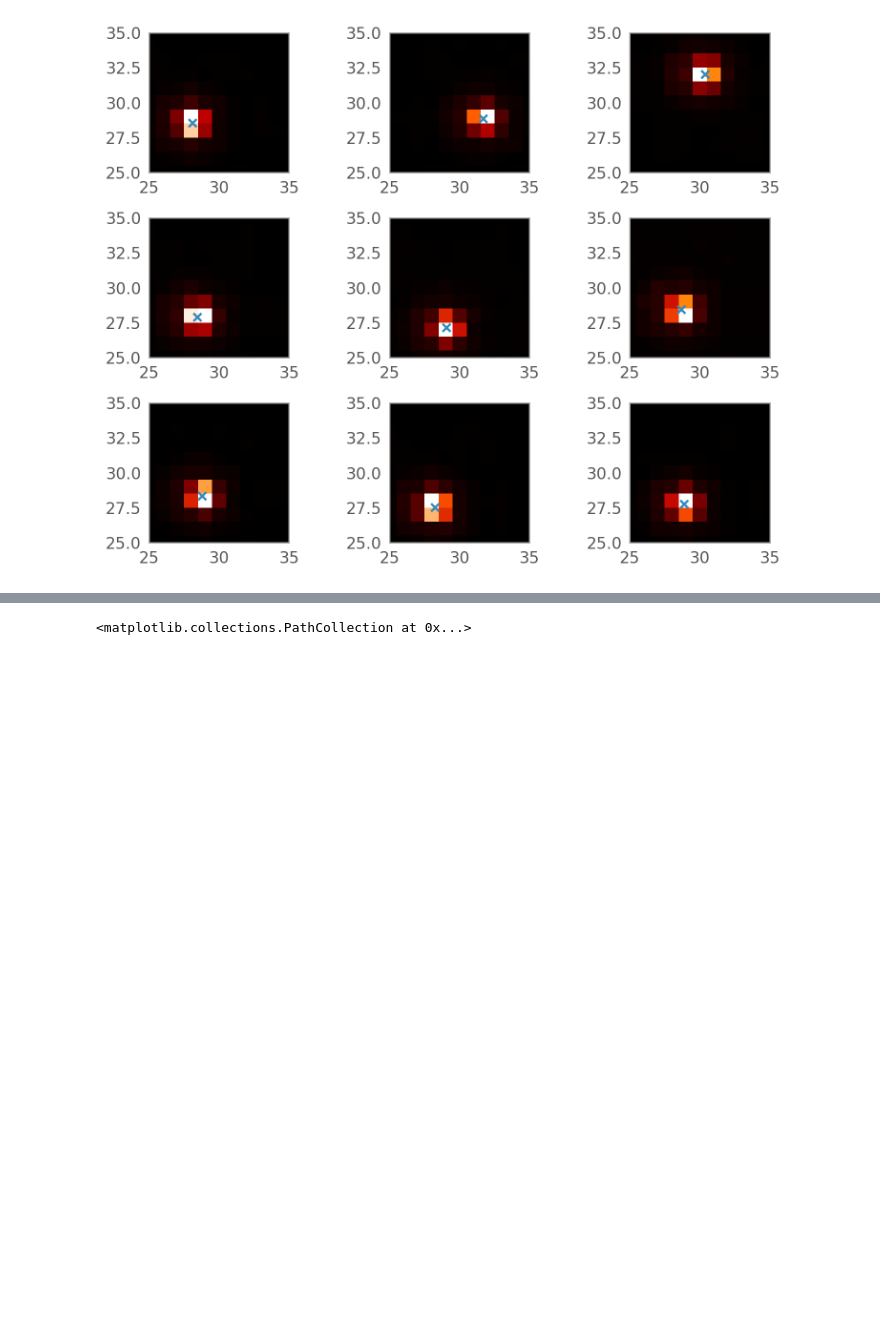
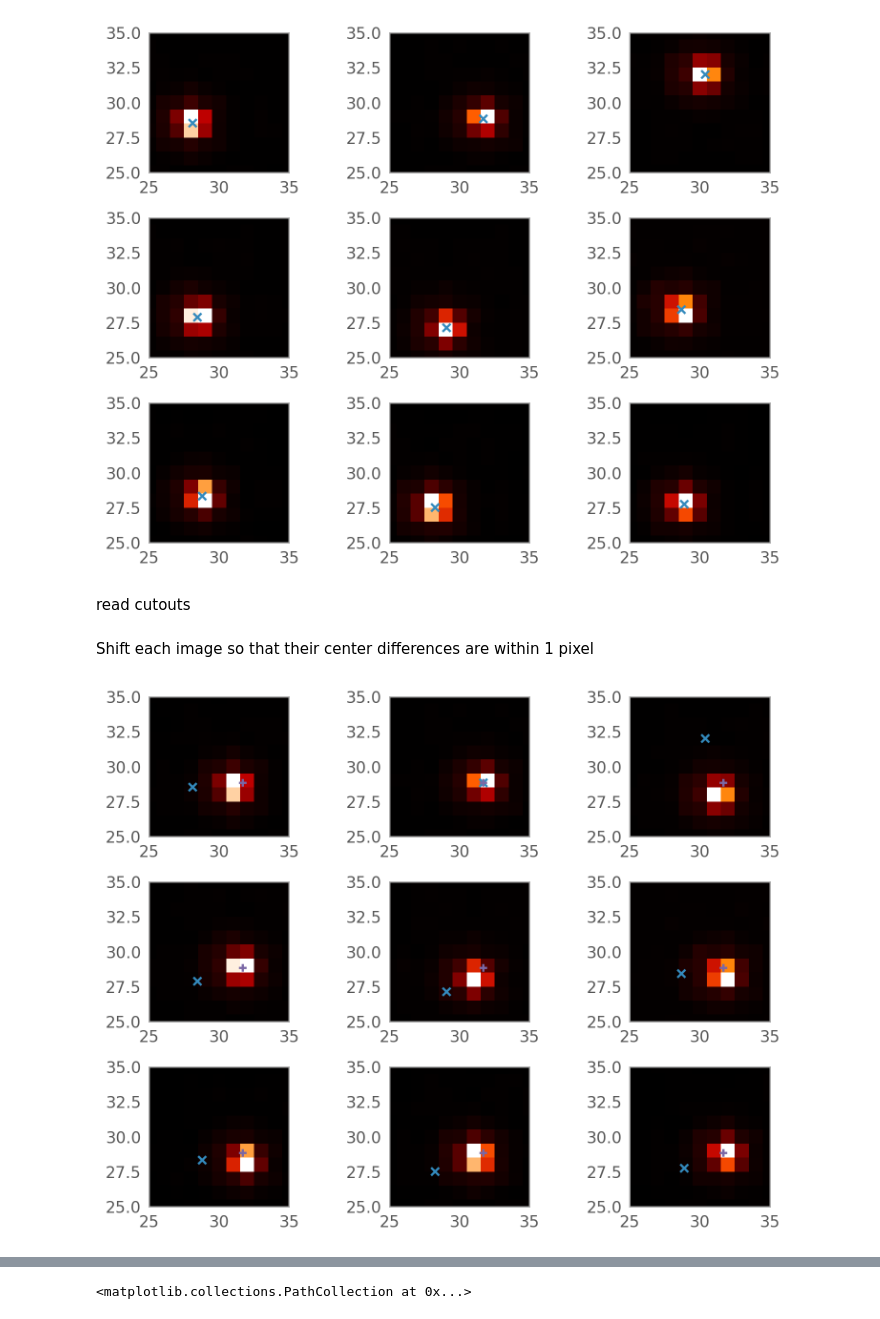
Before and after one commit to Chisen-Lupus/proper-dither, a Jupyter notebook: demo.ipynb, the cells around one changed output, grey strips where cells are left out. Saved outputs shown, nothing was run; the diff lists cells and outputs as text; code cells hidden in the pictures; blank space fills up the shorter version.

```diff
--- a/demo.ipynb
+++ b/demo.ipynb
@@ -338,3 +343,41 @@ agn_pixels = np.array(agn_pixels)
 plt.tight_layout()
 # %% [output]
 [figure]
+# %% [markdown]
+read cutouts
+# %%
+orig_atlas = []
+for cutout_path in cutout_paths:
+    with fits.open(cutout_path) as hdul:
+        data = hdul[1].data
+        orig_atlas.append(data)
+# %% [markdown]
+Shift each image so that their center differences are within 1 pixel
+# %%
+centroids_floor = np.floor(centroids).astype(np.int64)
+
+shifted_atlas = []
+for i in range(9):
+    data = orig_atlas[i]
+    dx = centroids_floor[i, 0] - centroids_floor[1, 0]
+    dy = centroids_floor[i, 1] - centroids_floor[1, 1]
+    shifted_data = np.roll(np.roll(data, -dy, axis=0), -dx, axis=1)
+    shifted_atlas.append(shifted_data)
+
+fig, axs = plt.subplots(3, 3)
+axs = axs.flat
+
+for i in range(9):
+    data = shifted_atlas[i]
+    axs[i].imshow(data)
+    axs[i].scatter(*centroids[i], marker='x')
+    axs[i].scatter(*centroids[1], marker='+')
+    axs[i].set_xlim(25, 35)
+    axs[i].set_ylim(25, 35)
+    # axs[i].set_xlim(0, 10)
+    # axs[i].set_ylim(0, 10)
+    axs[i].grid(False)
+
+plt.tight_layout()
+# %% [output]
+[figure, added]
```
Also changed, not shown: parts of 18 cells of this notebook.
